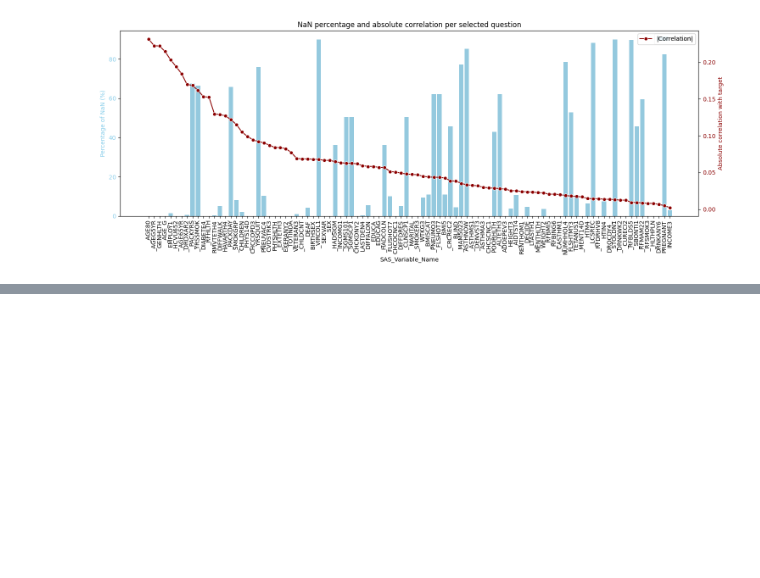
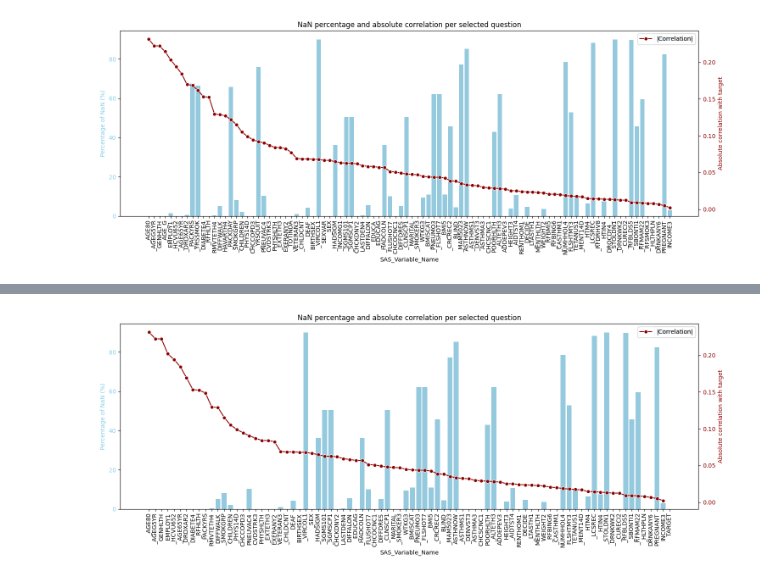
Before and after one commit to AugustinGrunewald/Mini-Hackaton, a Jupyter notebook: main_ag.ipynb, the cells around one changed output, grey strips where cells are left out. Saved outputs shown, nothing was run; the diff lists cells and outputs as text; code cells hidden in the pictures; blank space fills up the shorter version.

```diff
--- a/main_ag.ipynb
+++ b/main_ag.ipynb
@@ -416,3 +416,5 @@ fig.tight_layout()
 plt.show()
 # %% [output]
 [figure]
+# %%
+original5_df = original4_df.copy()[feature_stats["SAS_Variable_Name"].tolist() + ["TARGET"]]
@@ -418,0 +442,78 @@ plt.show()
+# %%
+# Keeping only _PACKYRS and putting all Nan to zero, meaning people don't smoke
+
+# Replacing Nan by 0
+original5_df["_PACKYRS"] = original5_df["_PACKYRS"].fillna(0)
+
+# Dropping the other from cols = ["_PACKYRS", "_YRSSMOK", "_PACKDAY", "_YRSQUIT", "_RFSMOK3", "_INCOMG1"]
+original6_df = original5_df.drop(["_YRSSMOK", "_PACKDAY", "_YRSQUIT", "_RFSMOK3", "_INCOMG1", "_AGE_G", "_TOTINDA", "SEXVAR", "EDUCA", "DROCDY4_", "_RFDRHV8", "_RFBMI5", "HAVARTH4"], axis=1)
+# %%
+# Working on EMPLOY1
+original6_df["EMPLOY1"] = original6_df["EMPLOY1"].fillna(1)
+# %%
+# Working on _DRDXAR2
+original6_df["_DRDXAR2"] = original6_df["_DRDXAR2"].fillna(2)
+# %%
+# Nan Percentages
+nan_percent = original6_df.isna().mean() * 100
+nan_percent = nan_percent.reset_index()
+nan_percent.columns = ["SAS_Variable_Name", "NaN_percent"]
+
+# Correlation
+corrs = []
+target = original6_df["TARGET"]
+
+for col in selected_questions:
+    try:
+        if pd.api.types.is_numeric_dtype(original6_df[col]):
+            corr = original6_df[col].corr(target)
+            corrs.append((col, corr))
+        else:
+            corrs.append((col, np.nan))
+    except Exception:
+        corrs.append((col, np.nan))
+
+corr_df = pd.DataFrame(corrs, columns=["SAS_Variable_Name", "corr_with_target"])
+corr_df["abs_corr"] = corr_df["corr_with_target"].abs()
+
+# Merging
+feature_stats = nan_percent.merge(corr_df, on="SAS_Variable_Name", how="left")
+
+# Sorting by correlation
+feature_stats = feature_stats.sort_values("abs_corr", ascending=False)
+
+# Visualization
+fig, ax1 = plt.subplots(figsize=(15,6))
+
+# Bar plot: % NaN
+sns.barplot(
+    data=feature_stats,
+    x="SAS_Variable_Name",
+    y="NaN_percent",
+    color="skyblue",
+    ax=ax1,
+    label="% NaN"
+)
+ax1.set_ylabel("Percentage of NaN (%)", color="skyblue")
+ax1.tick_params(axis='y', labelcolor="skyblue")
+ax1.set_xticklabels(ax1.get_xticklabels(), rotation=90)
+
+# Line plot: abs correlation
+ax2 = ax1.twinx()
+sns.lineplot(
+    data=feature_stats,
+    x="SAS_Variable_Name",
+    y="abs_corr",
+    color="darkred",
+    marker="o",
+    label="|Correlation|",
+    ax=ax2
+)
+ax2.set_ylabel("Absolute correlation with target", color="darkred")
+ax2.tick_params(axis='y', labelcolor="darkred")
+
+plt.title("NaN percentage and absolute correlation per selected question")
+fig.tight_layout()
+plt.show()
+# %% [output]
+[figure, added]
```
Also changed, not shown: parts of 3 cells of this notebook.
